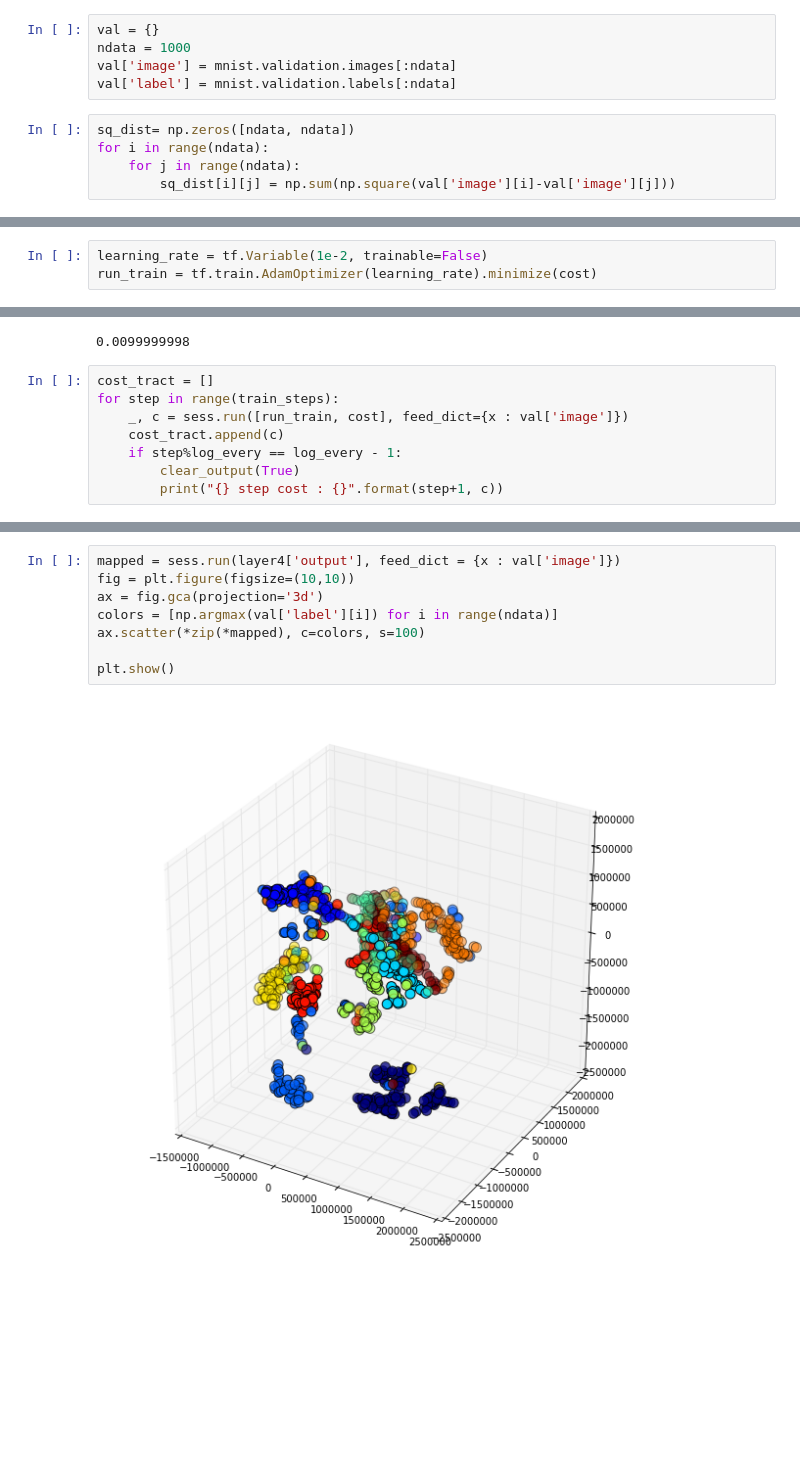
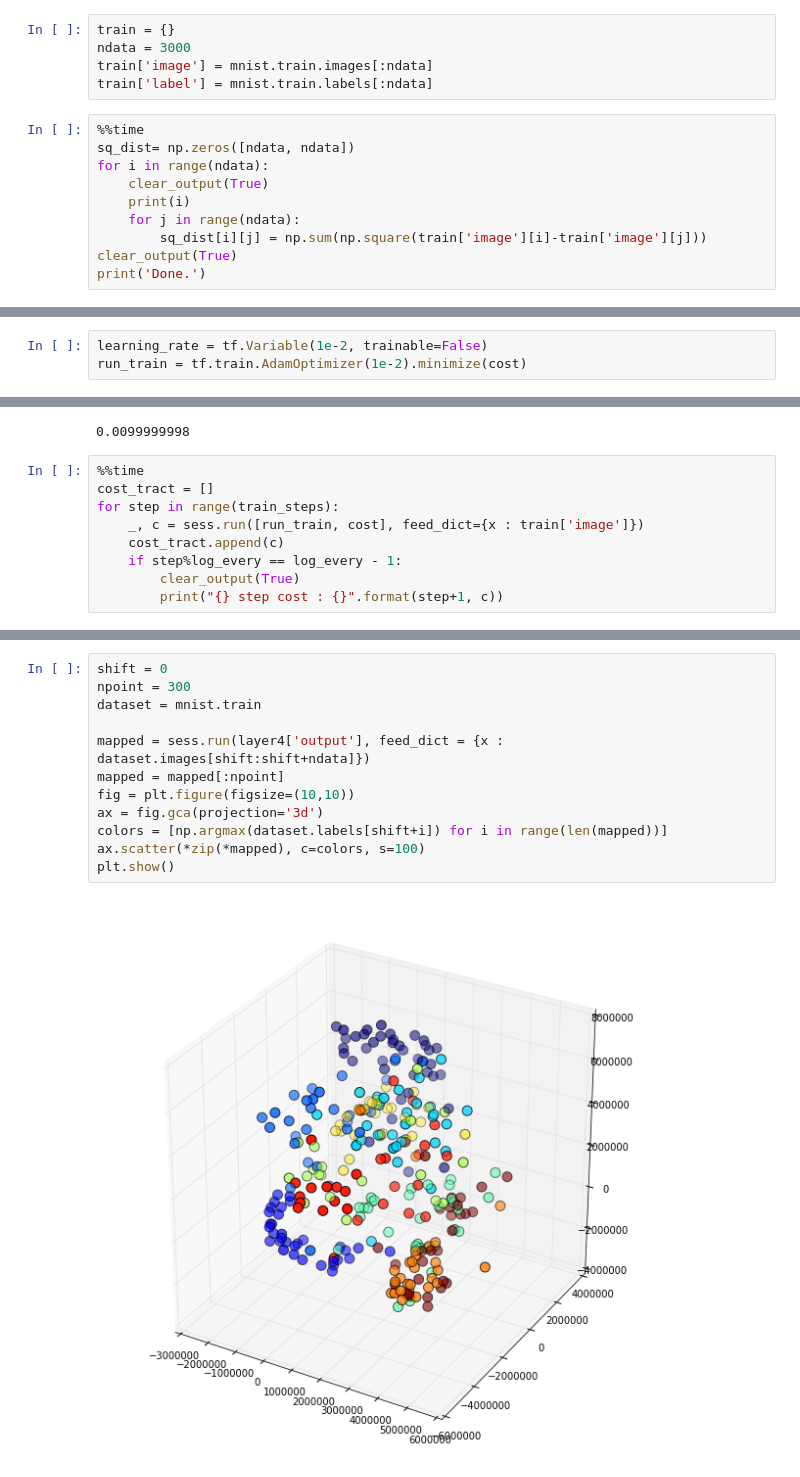
Before and after one commit to RomanKoshelev/deepcoins, a Jupyter notebook: tsne_tensorflow.ipynb, the cells around one changed output, grey strips where cells are left out. Saved outputs shown, nothing was run; the diff lists cells and outputs as text; blank space fills up the shorter version.

```diff
--- a/tsne_tensorflow.ipynb
+++ b/tsne_tensorflow.ipynb
@@ -18,15 +18,20 @@ Extracting /tmp/MNIST_data/train-labels-idx1-ubyte.gz
 Extracting /tmp/MNIST_data/t10k-images-idx3-ubyte.gz
 Extracting /tmp/MNIST_data/t10k-labels-idx1-ubyte.gz
 # %%
-val = {}
-ndata = 1000
-val['image'] = mnist.validation.images[:ndata]
-val['label'] = mnist.validation.labels[:ndata]
+train = {}
+ndata = 3000
+train['image'] = mnist.train.images[:ndata]
+train['label'] = mnist.train.labels[:ndata]
 # %%
+%%time
 sq_dist= np.zeros([ndata, ndata])
 for i in range(ndata):
+    clear_output(True)
+    print(i)
     for j in range(ndata):
-        sq_dist[i][j] = np.sum(np.square(val['image'][i]-val['image'][j]))
+        sq_dist[i][j] = np.sum(np.square(train['image'][i]-train['image'][j]))
+clear_output(True)
+print('Done.')
 # %%
 def normalize(array):
     '''
@@ -194,7 +202,7 @@ with tf.device("/gpu:0"):
 cost = t_sne(layer4['output'])*10000
 # %%
 learning_rate = tf.Variable(1e-2, trainable=False)
-run_train = tf.train.AdamOptimizer(learning_rate).minimize(cost)
+run_train = tf.train.AdamOptimizer(1e-2).minimize(cost)
 # %%
 train_steps = 3000
 log_every = 100
@@ -207,9 +215,10 @@ sess.run(lr_decay)
 # %% [output]
 0.0099999998
 # %%
+%%time
 cost_tract = []
 for step in range(train_steps):
-    _, c = sess.run([run_train, cost], feed_dict={x : val['image']})
+    _, c = sess.run([run_train, cost], feed_dict={x : train['image']})
     cost_tract.append(c)
     if step%log_every == log_every - 1:
         clear_output(True)
@@ -224,11 +235,15 @@ plt.show()
 # %%
-mapped = sess.run(layer4['output'], feed_dict = {x : val['image']})
+shift = 0
+npoint = 300
+dataset = mnist.train
+
+mapped = sess.run(layer4['output'], feed_dict = {x : dataset.images[shift:shift+ndata]})
+mapped = mapped[:npoint]
 fig = plt.figure(figsize=(10,10))
 ax = fig.gca(projection='3d')
-colors = [np.argmax(val['label'][i]) for i in range(ndata)]
+colors = [np.argmax(dataset.labels[shift+i]) for i in range(len(mapped))]
 ax.scatter(*zip(*mapped), c=colors, s=100)
-
 plt.show()
 # %% [output]
-[figure, old version]
+[figure, new version]
 # %%
```
Also changed, not shown: parts of 5 cells of this notebook, 1 other file.
